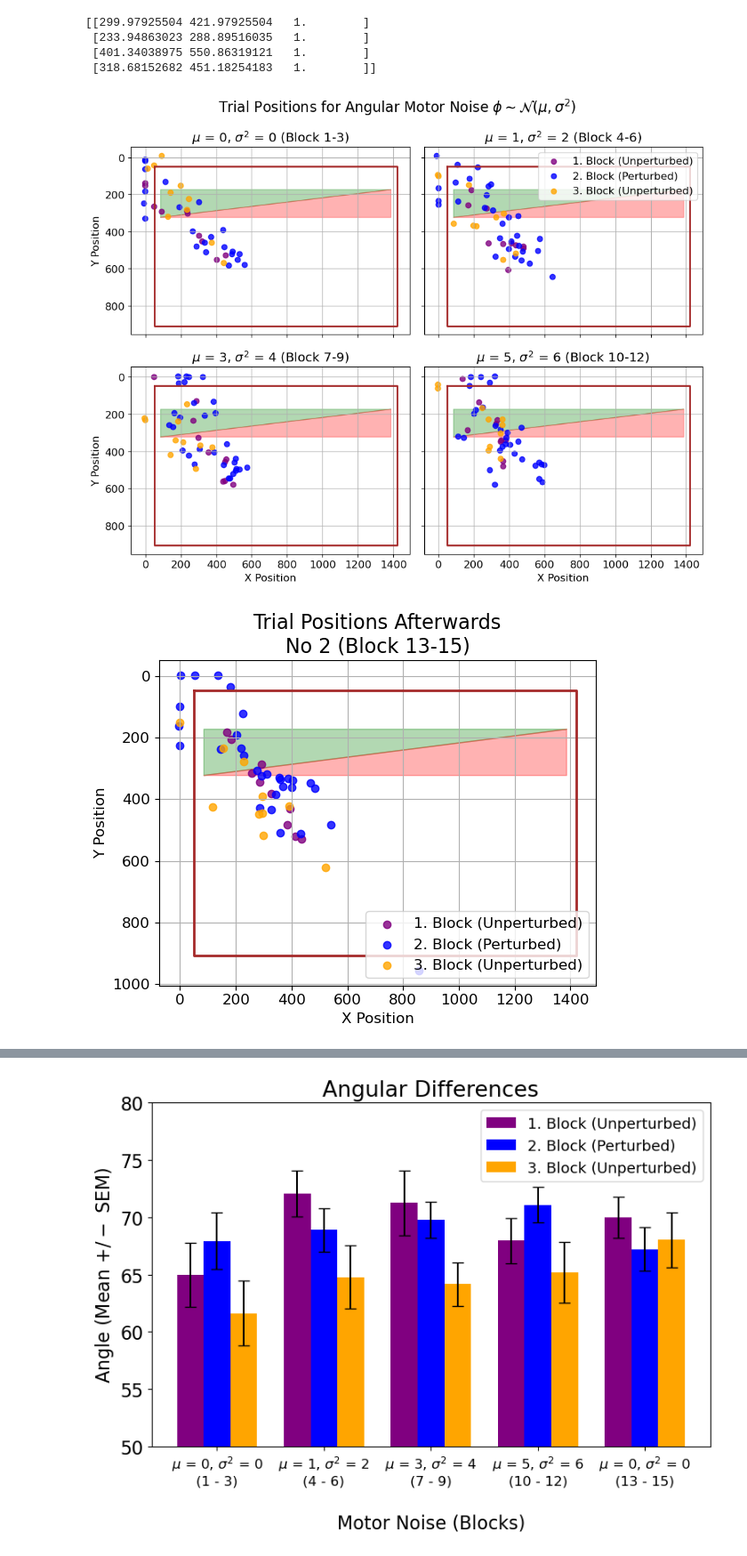
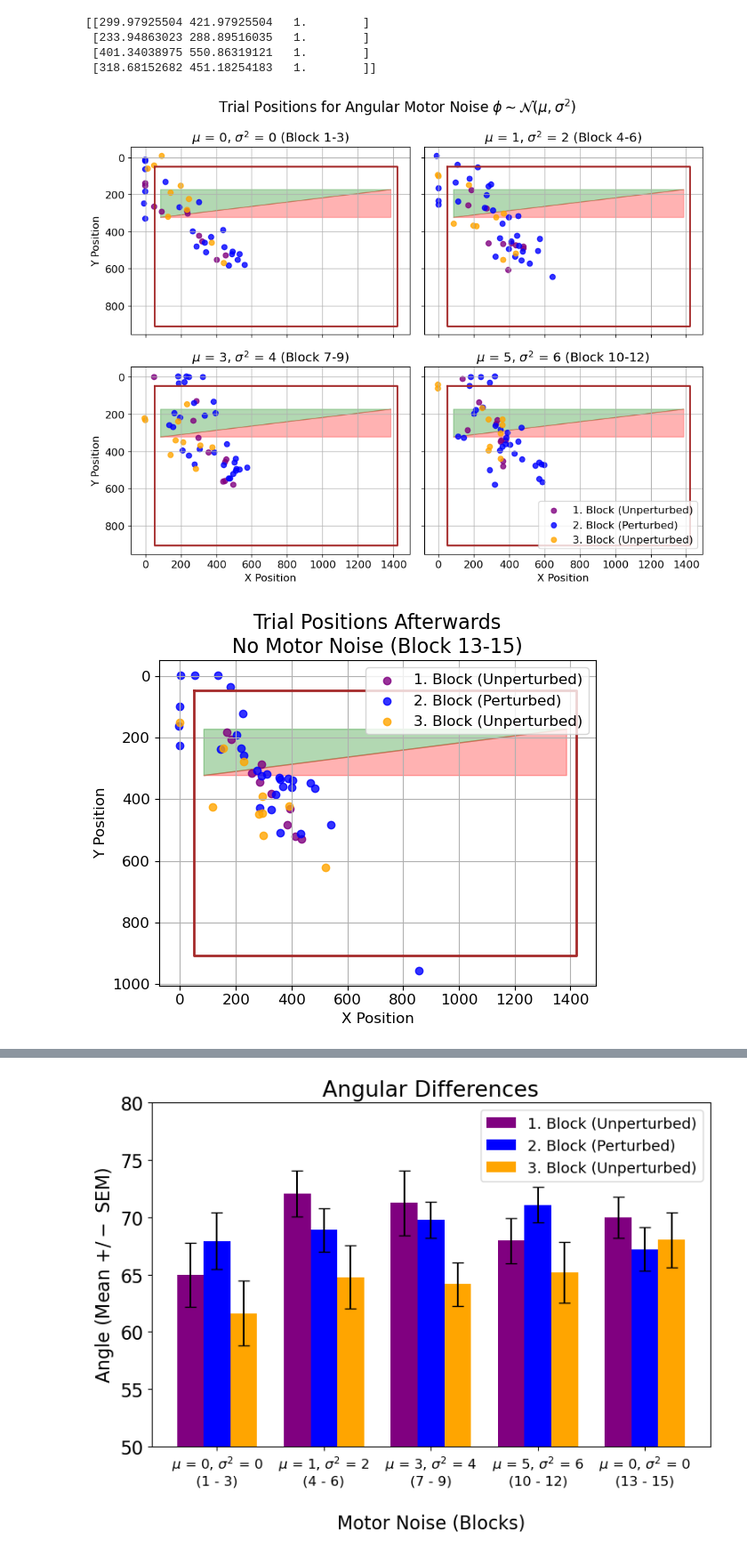
Before and after one commit to m-abbas-ansari/Neural-Modelling-24, a Jupyter notebook: Bavarian Game 2/analysis.ipynb, the cells around one changed output, grey strips where cells are left out. Shown: that part at 89% size. Cells and saved outputs as stored; diff of their text form; code cells hidden in the pictures.

Commit message:
upload plots

```diff
--- a/Bavarian Game 2/analysis.ipynb
+++ b/Bavarian Game 2/analysis.ipynb
@@ -77,7 +77,7 @@ for idx, ((feedback_type, blocks), noise) in enumerate(zip(feedback_blocks_dict[
         plot_feedback_type(axes[idx // 2, idx % 2], xy_coords=xy_coords)
 
 axes[0, 0].invert_yaxis()
-axes[0, 1].legend(loc = "upper right")
+axes[1, 1].legend(loc = "lower right")
 axes[1, 0].set_xlabel('X Position')
 axes[1, 1].set_xlabel('X Position')
 axes[0, 0].set_ylabel('Y Position')
@@ -87,23 +87,23 @@ plt.tight_layout()
 plt.savefig(directory + 'scatter_plot.png')
 plt.show()
 # %% [output]
-[figure, old version]
+[figure, new version]
 # %%
 plt.rcParams.update({'font.size': 12})
 
 fig, axes = plt.subplots(1, 1, figsize=(6, 5))
 
 xy_coords = get_xy_coords(trial_positions=trial_positions, first_block=13, end_block=15)
-axes.set_title("Trial Positions Afterwards\n" + feedback_type + " (Block 13-15)", fontsize=16)
+axes.set_title("Trial Positions Afterwards\n" + "No Motor Noise (Block 13-15)", fontsize=16)
 plot_feedback_type(axes, xy_coords=xy_coords)
 
 axes.invert_yaxis()
-axes.legend(loc = "lower right")
+axes.legend(loc = "upper right")
 axes.set_xlabel('X Position')
 axes.set_ylabel('Y Position')
 
 plt.tight_layout()
-plt.savefig(directory + 'scatter_plot_3.png')
+plt.savefig(directory + 'scatter_plot_2.png')
 plt.show()
 # %% [output]
-[figure, old version]
+[figure, new version]
```
Also changed, not shown: parts of 1 cell of this notebook, 3 other files.
